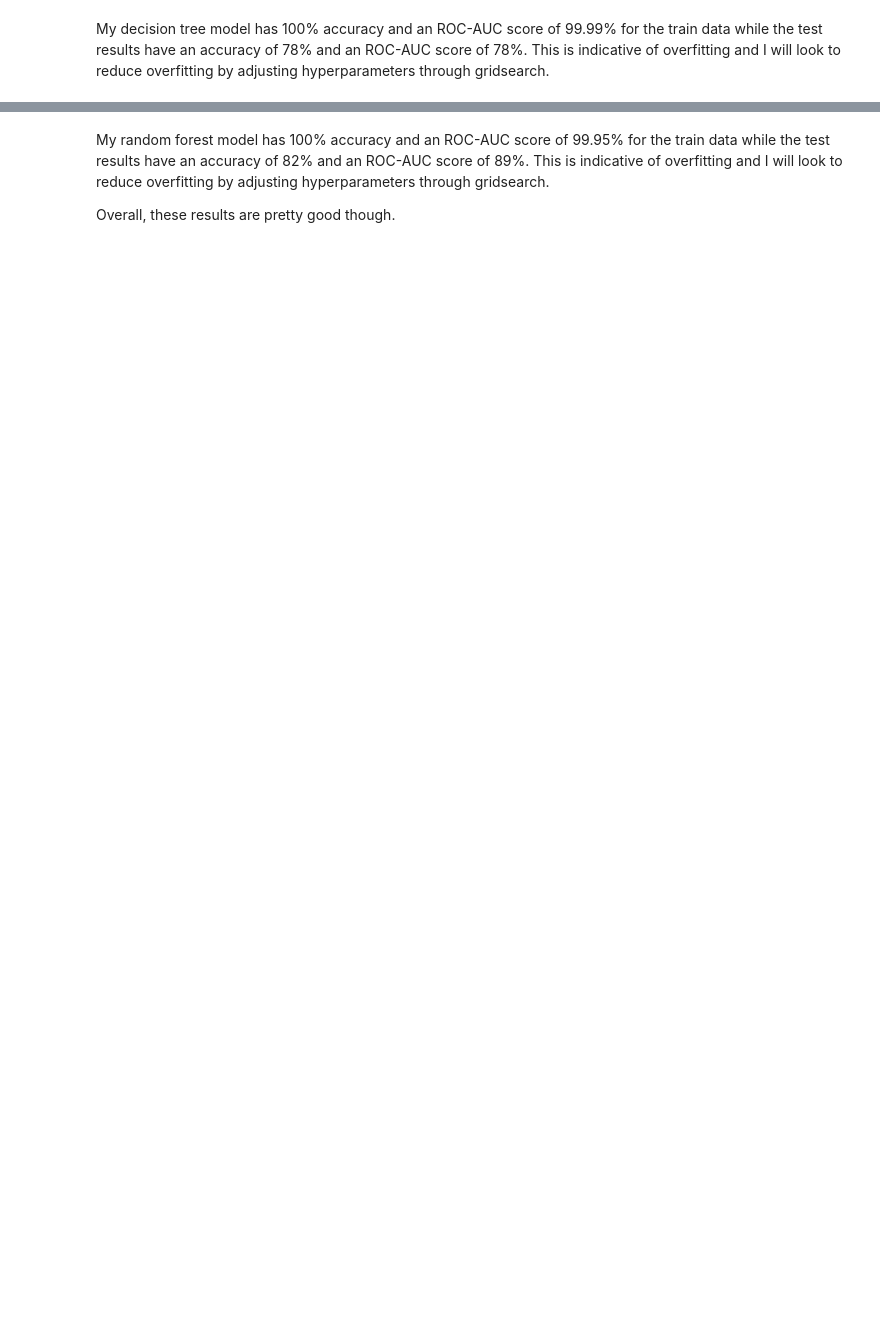
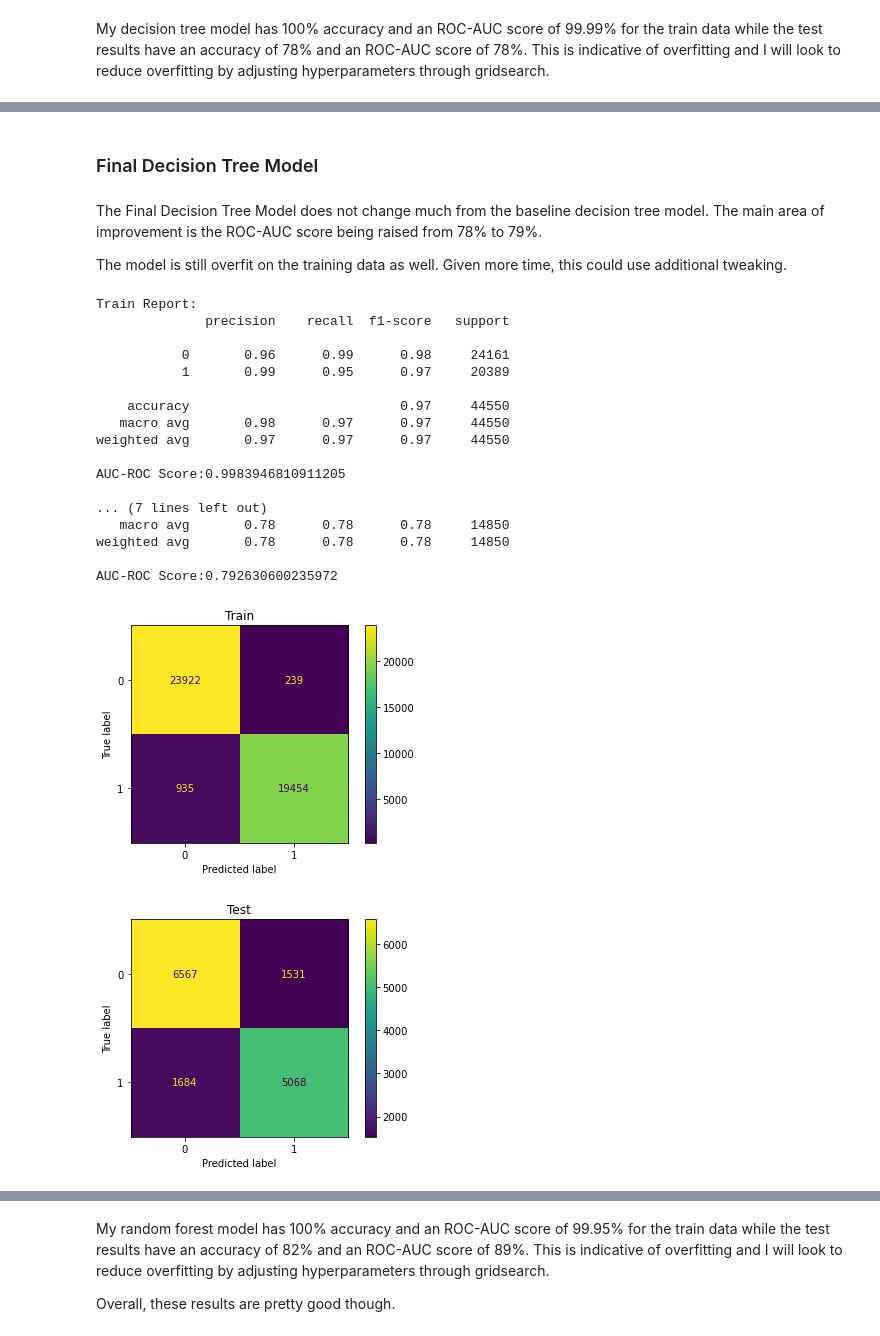
Before and after one commit to mduncan23/Tanzanian-Water-Wells-Analysis, a Jupyter notebook: Water_well_clean.ipynb, the cells around one changed output, grey strips where cells are left out. Cells and saved outputs as stored; diff of their text form; code cells hidden in the pictures; blank space fills up the shorter version.

```diff
--- a/Water_well_clean.ipynb
+++ b/Water_well_clean.ipynb
@@ -648,0 +944,8 @@ AUC-ROC Score:0.781845379878479
+# %%
+dtc_params2 = {
+    'dtc__criterion':["entropy"],
+    'dtc__max_depth':[30, 31, 32, 33, 34, 35, 36],
+    'dtc__min_samples_split': [2, 3, 4, 5, 6]
+}
+dtc_gs2 = GridSearchCV(estimator=dtc_model, param_grid=dtc_params2, cv=5, verbose=1)
+dtc_gs2.fit(X_train, y_train);
@@ -648,0 +987,42 @@ AUC-ROC Score:0.781845379878479
+# %% [markdown]
+### Final Decision Tree Model
+# %% [markdown]
+The Final Decision Tree Model does not change much from the baseline decision tree model. The main area of improvement is the ROC-AUC score being raised from 78% to 79%.
+
+The model is still overfit on the training data as well. Given more time, this could use additional tweaking.
+# %%
+dtc_model_final = Pipeline([
+    ('ColTrans', ColTrans),
+    ('dtc', DecisionTreeClassifier(criterion='entropy', max_depth=34,
+                                   min_samples_split=3, random_state=42))
+])
+# %%
+start1 = perf_counter()
+dtc_model_final.fit(X_train, y_train);
+end1 = perf_counter()
+# %%
+dtc_pipe_final = ModelRuns(dtc_model_final, 'dtc', X_train, y_train)
+# %%
+start2 = perf_counter()
+dtc_pipe_final.run_all(X_train_run=X_train, X_test_run=X_test, y_train_run=y_train, y_test_run=y_test, train_results=True);
+end2 = perf_counter()
+# %% [output]
+Train Report:
+              precision    recall  f1-score   support
+
+           0       0.96      0.99      0.98     24161
+           1       0.99      0.95      0.97     20389
+
+    accuracy                           0.97     44550
+   macro avg       0.98      0.97      0.97     44550
+weighted avg       0.97      0.97      0.97     44550
+
+AUC-ROC Score:0.9983946810911205
+
+... (7 lines left out)
+   macro avg       0.78      0.78      0.78     14850
+weighted avg       0.78      0.78      0.78     14850
+
+AUC-ROC Score:0.792630600235972
+[figure, added]
+[figure, added]
```
Also changed, not shown: parts of 197 cells of this notebook, 4 other files.
